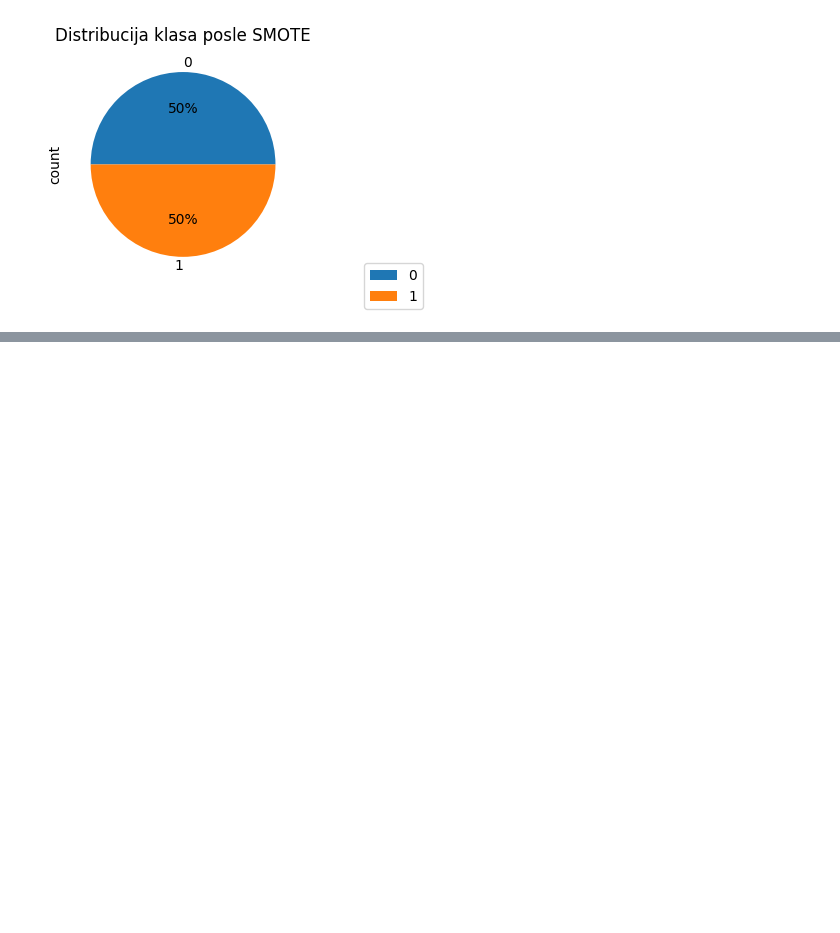
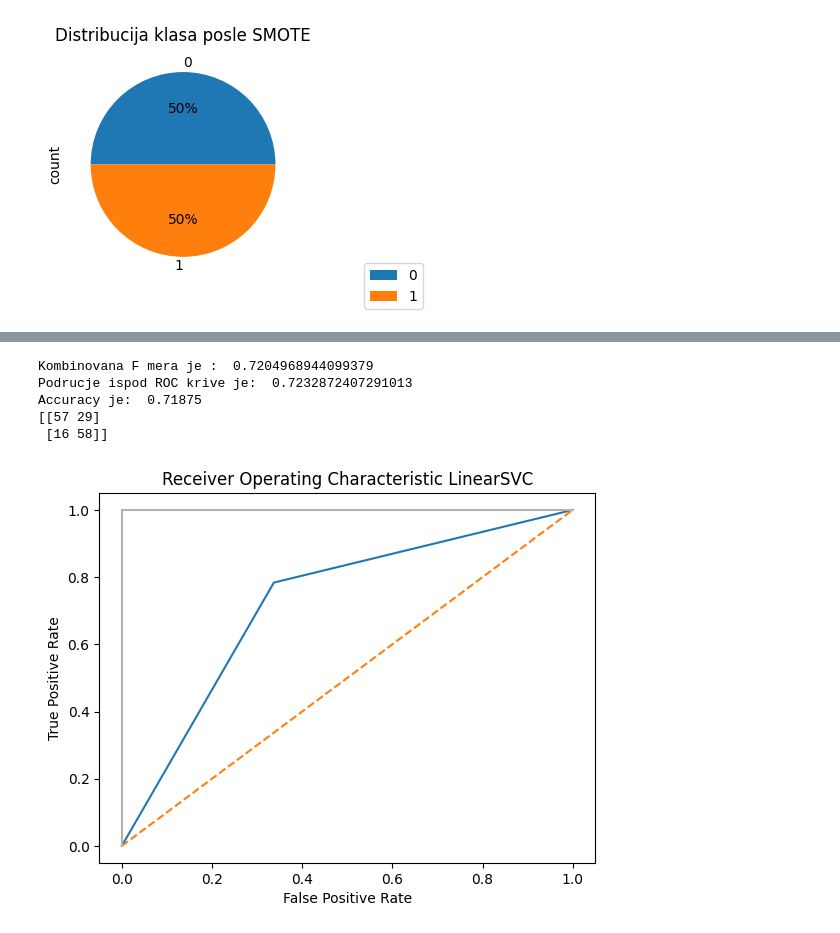
Before and after one commit to milicaj00/ML-P1-Classification, a Jupyter notebook: proba.ipynb, the cells around one changed output, grey strips where cells are left out. Saved outputs shown, nothing was run; the diff lists cells and outputs as text; code cells hidden in the pictures; blank space fills up the shorter version.

```diff
--- a/proba.ipynb
+++ b/proba.ipynb
@@ -548,0 +617,35 @@ pd.DataFrame.from_dict(results)
+# %%
+# getRoc(svc_model, 'LinearSVC')
+
+pred = svc_model.fit(data_train, target_train).predict(data_test)
+
+f1 = f1_score(target_test, pred)
+auc = roc_auc_score(target_test, pred)
+acc = accuracy_score(target_test, pred)
+
+print("Kombinovana F mera je : " , f1)
+print("Podrucje ispod ROC krive je: " , auc)
+print("Accuracy je: " , acc)
+print(confusion_matrix(target_test, pred))
+
+results['LinearSVC']['f1'] = f1
+results['LinearSVC']['ROC'] = auc
+
+false_positive_rate, true_positive_rate, thresholds = roc_curve(target_test, pred)
+
+# show the plot
+pyplot.show()
+pyplot.title("Receiver Operating Characteristic LinearSVC" )
+pyplot.plot(false_positive_rate, true_positive_rate)
+pyplot.plot([0, 1], ls="--")
+pyplot.plot([0, 0], [1, 0] , c=".7"), pyplot.plot([1, 1] , c=".7")
+pyplot.ylabel("True Positive Rate")
+pyplot.xlabel("False Positive Rate")
+pyplot.show()
+# %% [output]
+Kombinovana F mera je :  0.7204968944099379
+Podrucje ispod ROC krive je:  0.7232872407291013
+Accuracy je:  0.71875
+[[57 29]
+ [16 58]]
+[figure, added]
```
Also changed, not shown: parts of 29 cells of this notebook.
